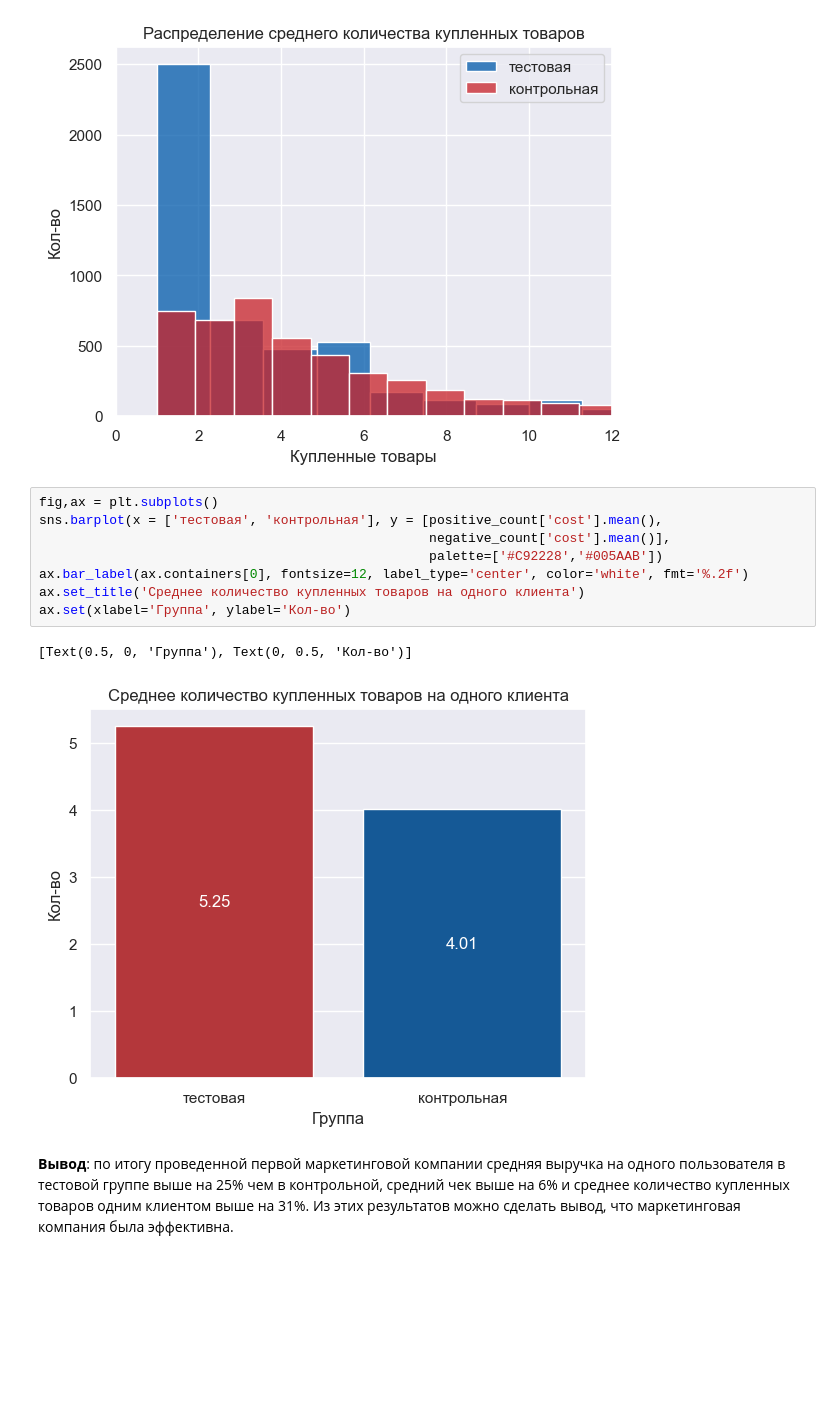
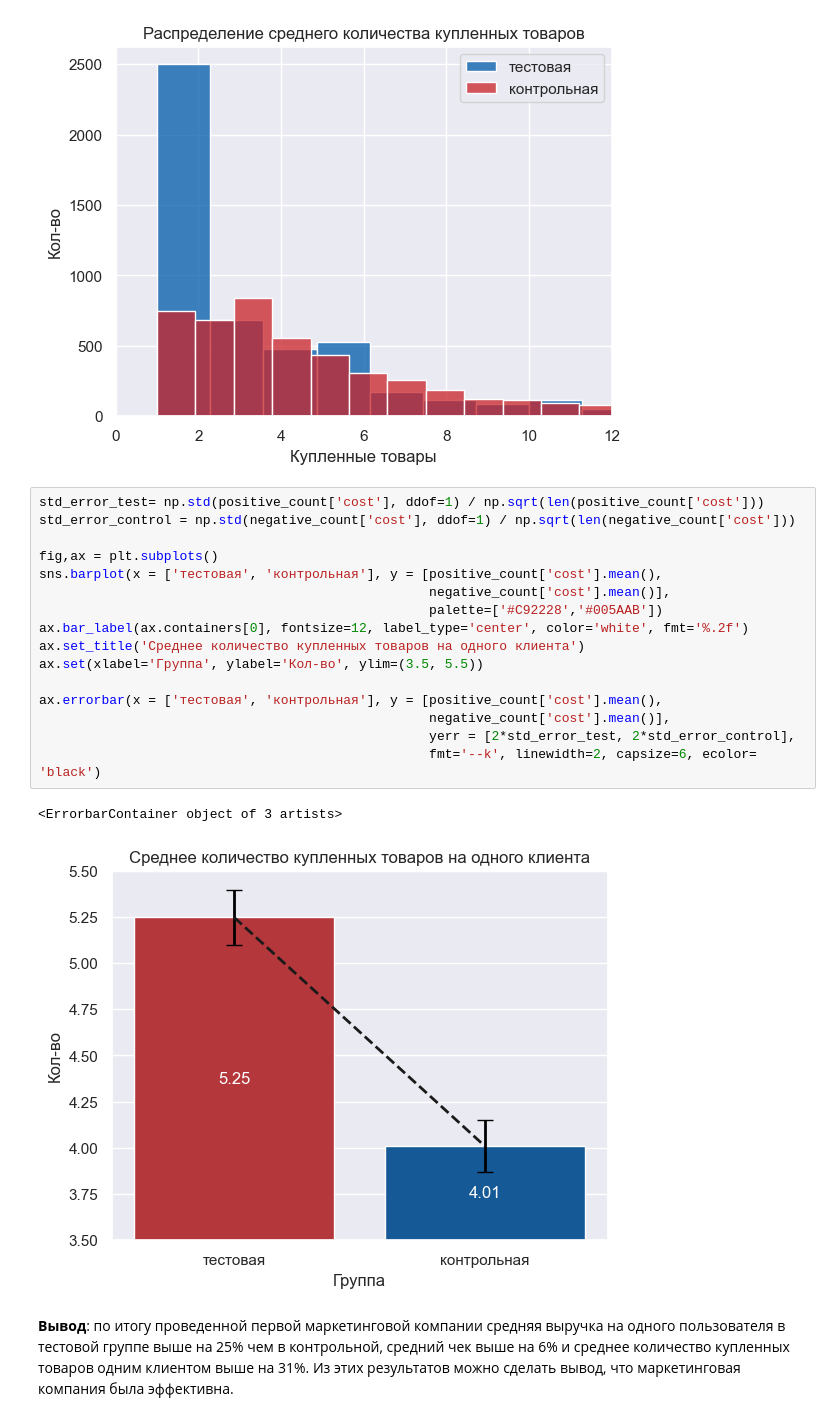
Before and after one commit to Dimayo/sporting_store, a Jupyter notebook: research.ipynb, the cells around one changed output. Cells and saved outputs as stored; diff of their text form; blank space fills up the shorter version.

Commit message:
errorbars added

```diff
--- a/research.ipynb
+++ b/research.ipynb
@@ -751,16 +745,24 @@ ax.legend(['тестовая', 'контрольная'])
 <matplotlib.legend.Legend at 0x...>
 [figure]
 # %%
+std_error_test= np.std(positive_сount['cost'], ddof=1) / np.sqrt(len(positive_сount['cost']))
+std_error_control = np.std(negative_сount['cost'], ddof=1) / np.sqrt(len(negative_сount['cost']))
+
 fig,ax = plt.subplots()
 sns.barplot(x = ['тестовая', 'контрольная'], y = [positive_сount['cost'].mean(),
                                                   negative_сount['cost'].mean()],
                                                   palette=['#C92228','#005AAB'])
 ax.bar_label(ax.containers[0], fontsize=12, label_type='center', color='white', fmt='%.2f')
 ax.set_title('Среднее количество купленных товаров на одного клиента')
-ax.set(xlabel='Группа', ylabel='Кол-во')
+ax.set(xlabel='Группа', ylabel='Кол-во', ylim=(3.5, 5.5))
+
+ax.errorbar(x = ['тестовая', 'контрольная'], y = [positive_сount['cost'].mean(),
+                                                  negative_сount['cost'].mean()],
+                                                  yerr = [2*std_error_test, 2*std_error_control],
+                                                  fmt='--k', linewidth=2, capsize=6, ecolor= 'black')
 # %% [output]
-[Text(0.5, 0, 'Группа'), Text(0, 0.5, 'Кол-во')]
+<ErrorbarContainer object of 3 artists>
-[figure, old version]
+[figure, new version]
 # %% [markdown]
 **Вывод**: по итогу проведенной первой маркетинговой компании средняя выручка на одного пользователя в тестовой группе выше на 25% чем в контрольной, средний чек выше на 6% и среднее количество купленных товаров одним клиентом выше на 31%. Из этих результатов можно сделать вывод, что маркетинговая компания была эффективна.
 # %% [markdown]
```
Also changed, not shown: parts of 4 cells of this notebook.
